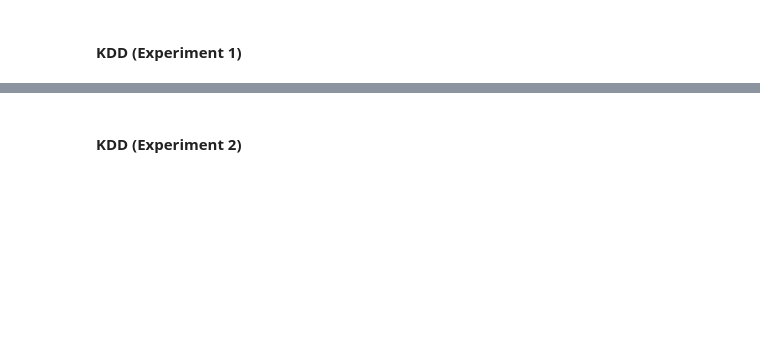
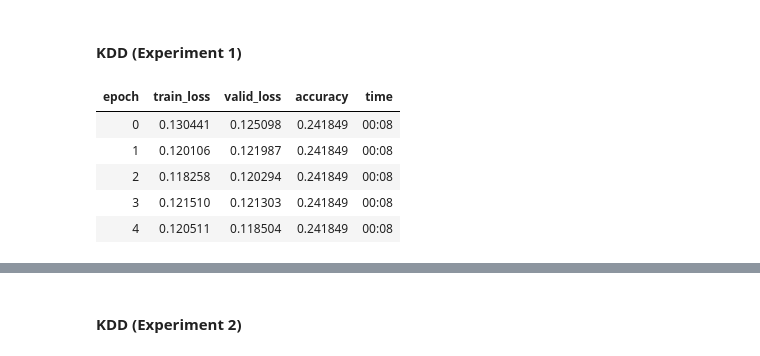
Before and after one commit to chance-roberts/DATA6550-Reproducibility, a Jupyter notebook: Code/Roberts/RobertsC_Code.ipynb, the cells around one changed output, grey strips where cells are left out. Saved outputs shown, nothing was run; the diff lists cells and outputs as text; code cells hidden in the pictures; blank space fills up the shorter version.

```diff
--- a/Code/Roberts/RobertsC_Code.ipynb
+++ b/Code/Roberts/RobertsC_Code.ipynb
@@ -396,18 +414,25 @@ X_train, X_test, y_train, y_test = kdd_X_train, kdd_X_test, kdd_y_train, kdd_y_t
 # %%
 #Create a DNN model using FastAI
 splits = RandomSplitter(valid_pct=0.2)(range_of(X_train))
 feature_set = X_train.columns
 y_names = ['truth']
 #print(df[:5])
-tp = TabularPandas(xuetangx_df, procs=[],
+tp = TabularPandas(kdd_df, procs=[],
                     cat_names= [],
                     cont_names = list(feature_set),
                     y_names= y_names,
                     splits=splits)
 
 dls = tp.dataloaders(bs=64)
 #dls.show_batch()
 #return
 dnn_fastai = tabular_learner(dls, metrics=accuracy)
 dnn_fastai.fit_one_cycle(5)
+# %% [output]
+| epoch | train_loss | valid_loss | accuracy | time |
+| 0 | 0.130441 | 0.125098 | 0.241849 | 00:08 |
+| 1 | 0.120106 | 0.121987 | 0.241849 | 00:08 |
+| 2 | 0.118258 | 0.120294 | 0.241849 | 00:08 |
+| 3 | 0.121510 | 0.121303 | 0.241849 | 00:08 |
+| 4 | 0.120511 | 0.118504 | 0.241849 | 00:08 |
 # %%
```
Also changed, not shown: parts of 26 cells of this notebook.
